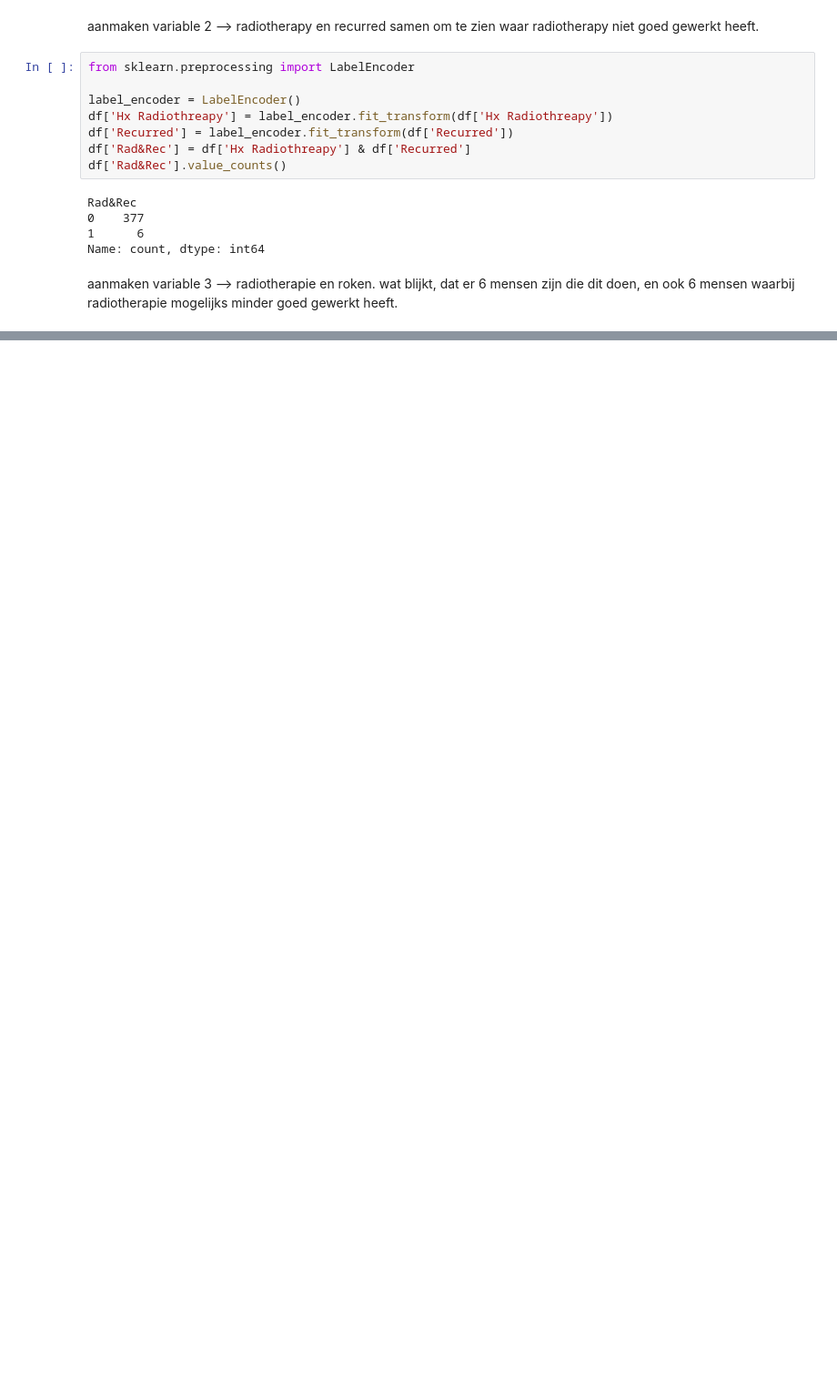
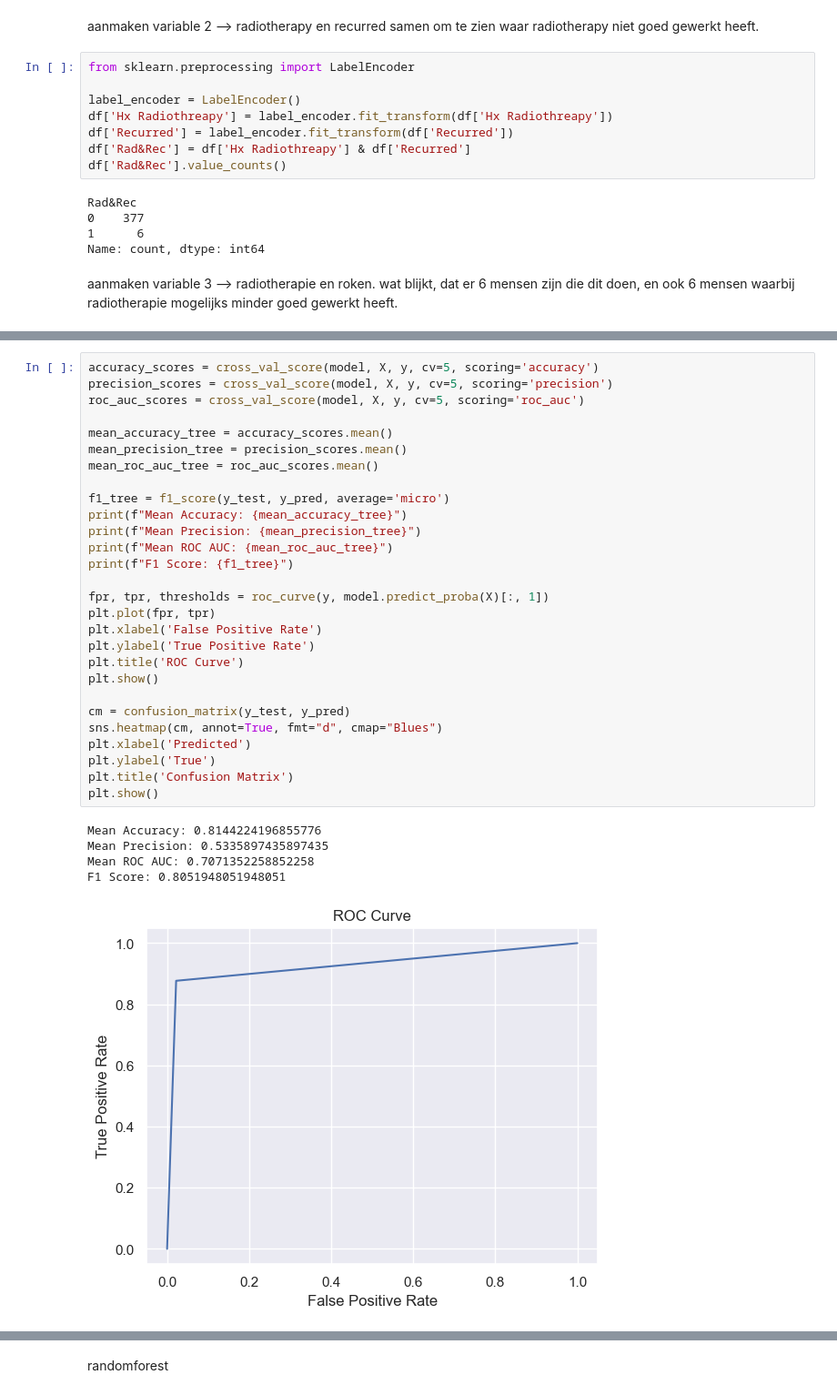
Before and after one commit to JenteW/2IMS_programming, a Jupyter notebook: Data science fundamentals/examen/exam.ipynb, the cells around one changed output, grey strips where cells are left out. Shown at 91% size. Drawn from its saved outputs; the diff is of its cells as text; blank space fills up the shorter version.

```diff
--- a/Data science fundamentals/examen/exam.ipynb
+++ b/Data science fundamentals/examen/exam.ipynb
@@ -358,0 +528,34 @@ df
+# %%
+accuracy_scores = cross_val_score(model, X, y, cv=5, scoring='accuracy')
+precision_scores = cross_val_score(model, X, y, cv=5, scoring='precision')
+roc_auc_scores = cross_val_score(model, X, y, cv=5, scoring='roc_auc')
+
+mean_accuracy_tree = accuracy_scores.mean()
+mean_precision_tree = precision_scores.mean()
+mean_roc_auc_tree = roc_auc_scores.mean()
+
+f1_tree = f1_score(y_test, y_pred, average='micro')
+print(f"Mean Accuracy: {mean_accuracy_tree}")
+print(f"Mean Precision: {mean_precision_tree}")
+print(f"Mean ROC AUC: {mean_roc_auc_tree}")
+print(f"F1 Score: {f1_tree}")
+
+fpr, tpr, thresholds = roc_curve(y, model.predict_proba(X)[:, 1])
+plt.plot(fpr, tpr)
+plt.xlabel('False Positive Rate')
+plt.ylabel('True Positive Rate')
+plt.title('ROC Curve')
+plt.show()
+
+cm = confusion_matrix(y_test, y_pred)
+sns.heatmap(cm, annot=True, fmt="d", cmap="Blues")
+plt.xlabel('Predicted')
+plt.ylabel('True')
+plt.title('Confusion Matrix')
+plt.show()
+# %% [output]
+Mean Accuracy: 0.8144224196855776
+Mean Precision: 0.5335897435897435
+Mean ROC AUC: 0.7071352258852258
+F1 Score: 0.8051948051948051
+[figure, added]
@@ -358,0 +563,2 @@ df
+# %% [markdown]
+randomforest
```
Also changed, not shown: parts of 33 cells of this notebook.
